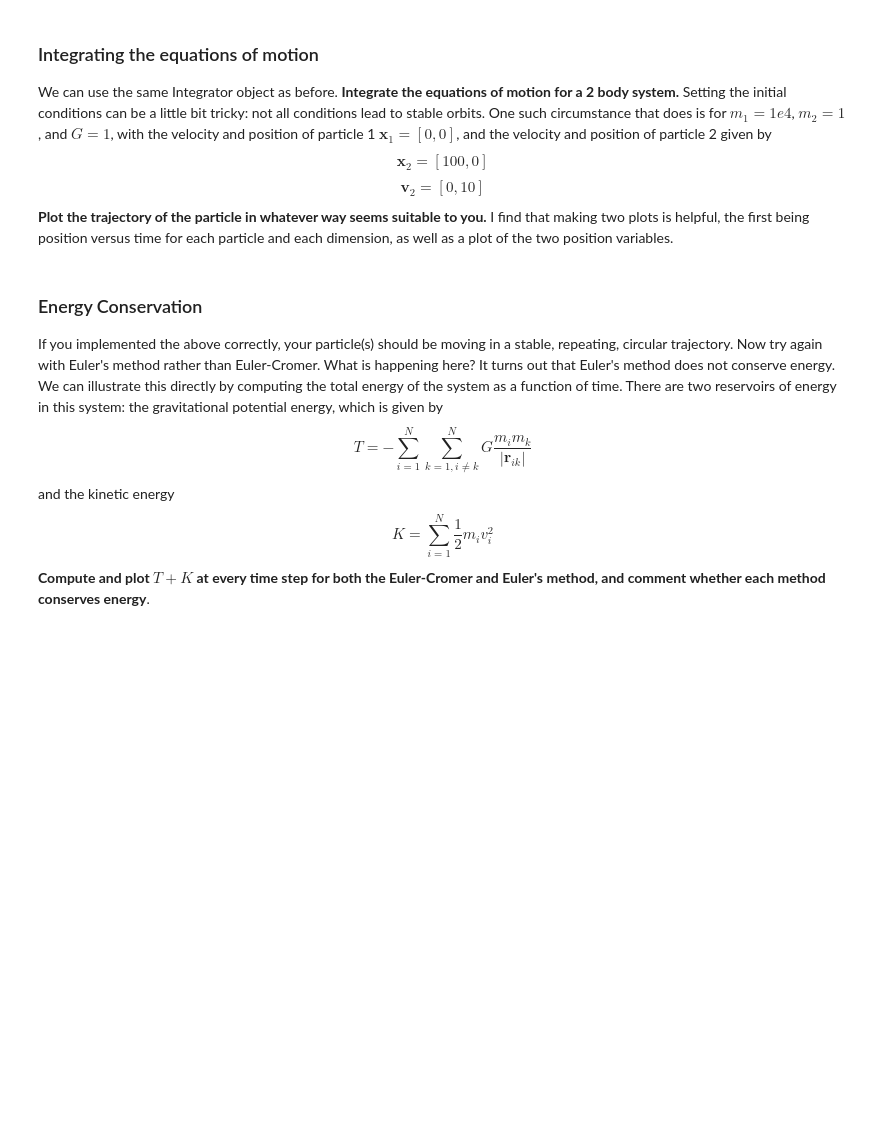
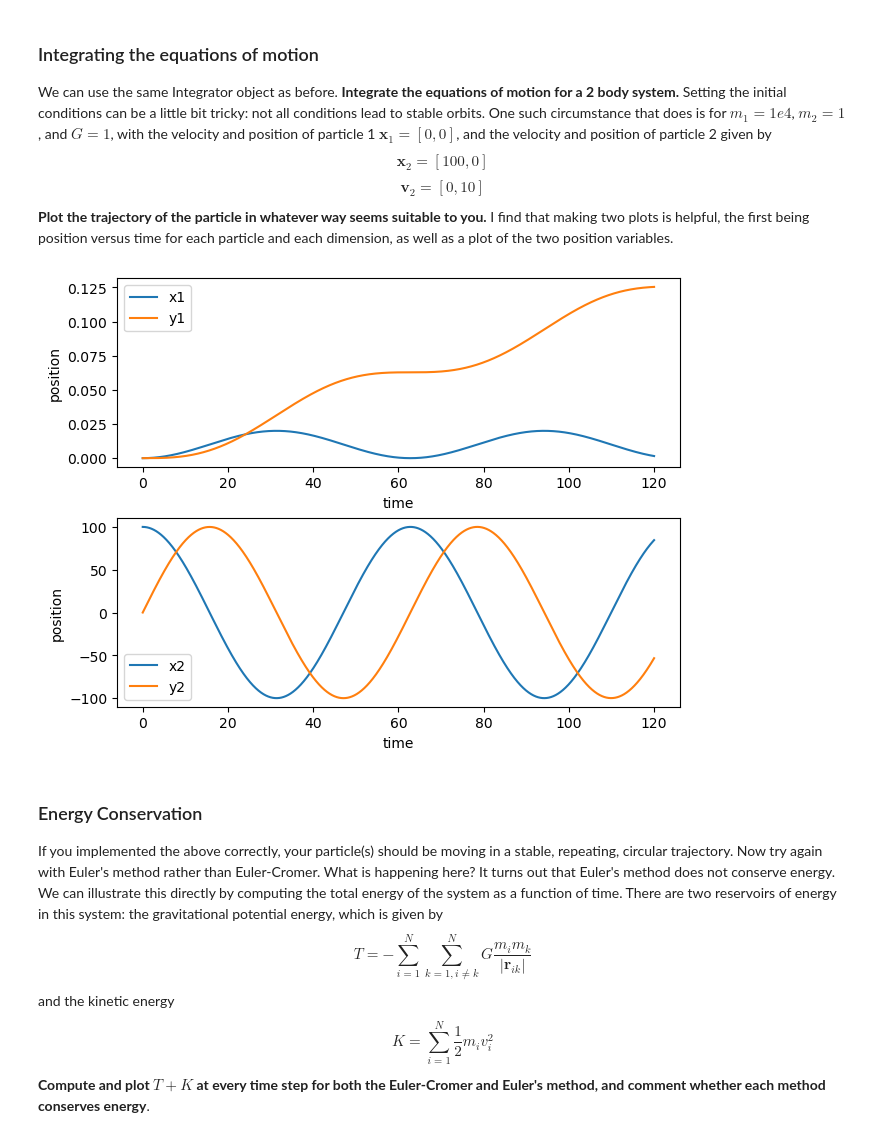
Before and after one commit to cake-dev/Simulation_class, a Jupyter notebook: Project3-Planets/Project3-PlanetaryMotion.ipynb, the cells around one changed output. Saved outputs shown, nothing was run; the diff lists cells and outputs as text; code cells hidden in the pictures; blank space fills up the shorter version.

Commit message:
p3 planetary motion working, adding notes

```diff
--- a/Project3-Planets/Project3-PlanetaryMotion.ipynb
+++ b/Project3-Planets/Project3-PlanetaryMotion.ipynb
@@ -83,13 +123,11 @@ class PlanetaryMotion:
 Unfortunately these equations are a bit picky: they are sensitive to accumulating errors in the system.  One way to account for this is to use a time-stepping scheme that conserves energy exactly: even if the integration isn't accurate, it will not blow up.  One such algorithm is the Euler-Cromer algorithm, which is given by Eq. 3.34 in Gould.  **Implement this time-stepping scheme**.  Note in particular that Euler-Cromer is a bit more annoying to implement than, say, a Runge-Kutta method because the velocities must be treated differently (i.e. updated first) than the positions (which are updated using the *already updated* velocities).  As such, I suggest creating two lists of indices in the __init__ method that keep track of which entries in the state vector are velocities and which are positions.
 # %%
 class EulerCromer:
-    def __init__(self):
-        pass
+    def __init__(self, ode):
+        self.ode = ode
 
-    def step(self,ode,t,dt,u_0):
-        # take a single step using the Euler-Cromer method
-        v = u_0[1] # velocity
-        a = ode.rhs(t,u_0) # acceleration
-        v_new = v + a*dt # update the velocity
-        u_new = u_0 + v_new*dt # update the position
-        return u_new
+    def step(self, t, dt, u_0):
+        rhs_result = self.ode.rhs(t, u_0) # gives us the derivatives i.e. for 2 bodies [vx1,vy1,vx2,vy2,dvx1/dt,dvy1/dt,dvx2/dt,dvy2/dt]
+        v = u_0[2*self.ode.N:] + rhs_result[2*self.ode.N:] * dt # update the velocities
+        u = u_0[:2*self.ode.N] + v * dt # update the positions with the new velocities
+        return np.concatenate([u, v])
@@ -130,3 +198,40 @@ class Integrator:
+# %%
+import matplotlib.pyplot as plt
+
+# initial conditions
+G = 1#6.67e-11
+mass1 = 10000
+mass2 = 1
+distance = 100
+velocity = np.sqrt(G * mass1 / distance)  # Initial tangential velocity for a circular orbit, 10 in this case
+
+# Initial conditions: body1 at origin, body2 at distance with tangential velocity
+u_0 = np.array([0, 0, distance, 0, 0, 0, 0, velocity])
+
+# Simulation parameters
+t_0 = 0
+t_end = 120# 3.154e7  # One year in seconds
+dt = 0.01#1e5  # Time step (s)
+
+ode = PlanetaryMotion(G=G, masses=np.array([mass1, mass2]))
+eulerCromer = EulerCromer(ode)
+integrator = Integrator(ode, eulerCromer)
+times, states = integrator.integrate([t_0, t_end], dt, u_0)
+# subplots 2
+fig, axs = plt.subplots(2, 1, constrained_layout=True)
+axs[0].plot(times,states[:,0],label='x1')
+axs[0].plot(times,states[:,1],label='y1')
+axs[0].set_xlabel('time')
+axs[0].set_ylabel('position')
+axs[0].legend()
+axs[1].plot(times,states[:,2],label='x2')
+axs[1].plot(times,states[:,3],label='y2')
+axs[1].set_xlabel('time')
+axs[1].set_ylabel('position')
+axs[1].legend()
+plt.show()
+# %% [output]
+[figure, added]
 # %% [markdown]
 ### Energy Conservation
 If you implemented the above correctly, your particle(s) should be moving in a stable, repeating, circular trajectory.  Now try again with Euler's method rather than Euler-Cromer.  What is happening here?  It turns out that Euler's method does not conserve energy.  We can illustrate this directly by computing the total energy of the system as a function of time.  There are two reservoirs of energy in this system: the gravitational potential energy, which is given by
```
Also changed, not shown: parts of 6 cells of this notebook, 1 other file.
